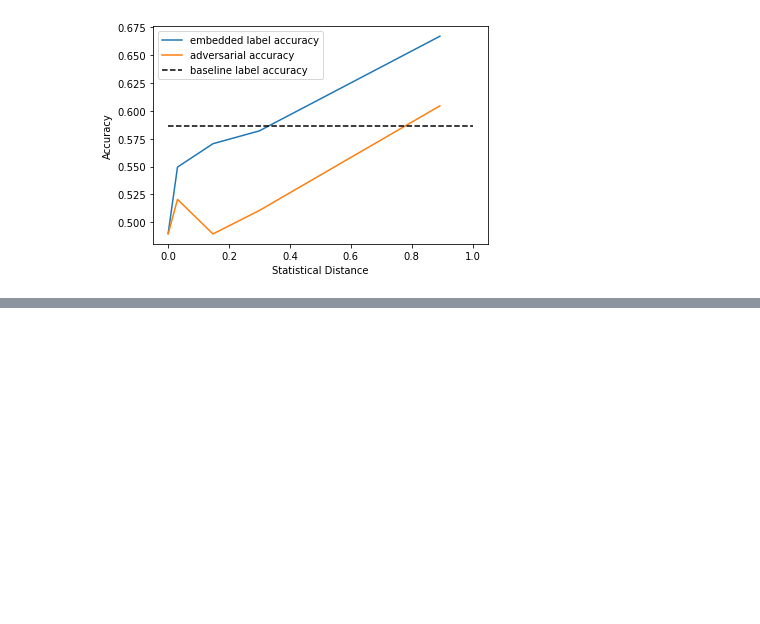
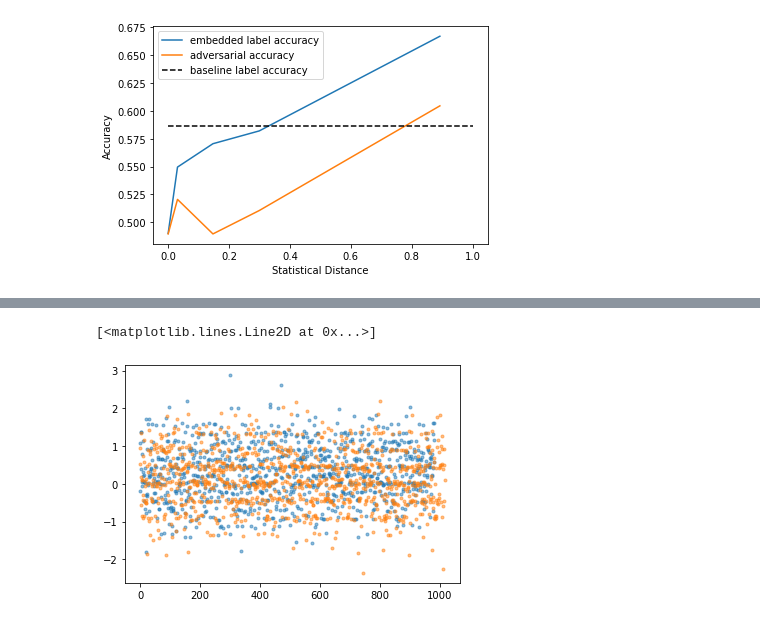
Before and after one commit to jtamanas/FNF4HEP, a Jupyter notebook: alpha23_example.ipynb, the cells around one changed output, grey strips where cells are left out. Drawn from its saved outputs; the diff is of its cells as text; code cells hidden in the pictures; blank space fills up the shorter version.

```diff
--- a/alpha23_example.ipynb
+++ b/alpha23_example.ipynb
@@ -201,0 +276,6 @@ plt.show()
+# %%
+plt.plot(data_test[context_test==1],'.', label='label 1', alpha=0.5)
+plt.plot(data_test[context_test==0],'.', label='label 0', alpha=0.5)
+# %% [output]
+[<matplotlib.lines.Line2D at 0x...>]
+[figure, added]
```
Also changed, not shown: parts of 18 cells of this notebook, 4 other files.
